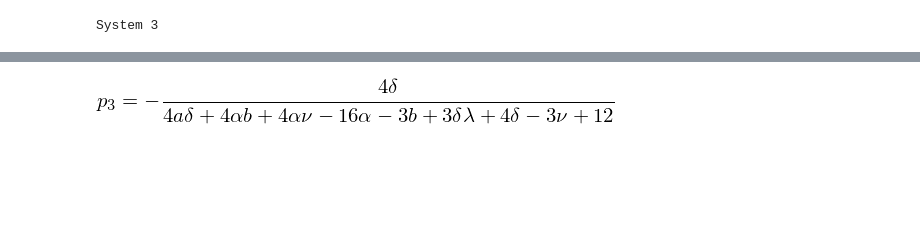
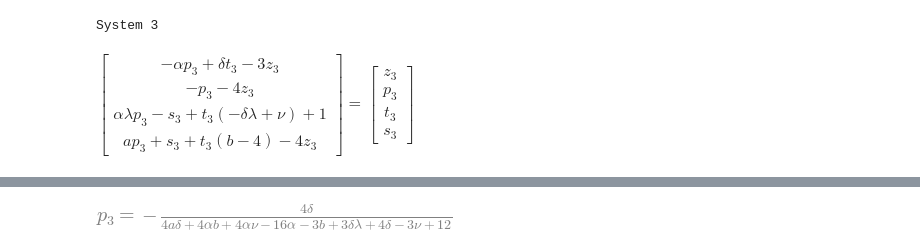
Before and after one commit to earlbellinger/Homology, a Jupyter notebook: Homology.ipynb, the cells around one changed output, grey strips where cells are left out. Saved outputs shown, nothing was run; the diff lists cells and outputs as text; code cells hidden in the pictures; blank space fills up the shorter version.

```diff
--- a/Homology.ipynb
+++ b/Homology.ipynb
@@ -126,9 +156,11 @@ True
 True
 # %%
 print('System 3')
+display(Eq(LHS * LHS3 - RHS3, LHS3))
 sol3 = solve(LHS * LHS3 - RHS3, LHS3)
 
 for key in sol3:
     display(Eq(key, simplify(sol3[key])))
 # %% [output]
 System 3
+$\displaystyle \left[\begin{matrix}- \alpha p_{3} + \delta t_{3} - 3 z_{3}\\- p_{3} - 4 z_{3}\\\alpha \lambda p_{3} - s_{3} + t_{3} \left(- \delta \lambda + \nu\right) + 1\\a p_{3} + s_{3} + t_{3} \left(b - 4\right) - 4 z_{3}\end{matrix}\right] = \left[\begin{matrix}z_{3}\\p_{3}\\t_{3}\\s_{3}\end{matrix}\right]$
@@ -136 +168 @@ System 3
-[figure, old version]
+[figure, new version]
```
Also changed, not shown: parts of 20 cells of this notebook.
